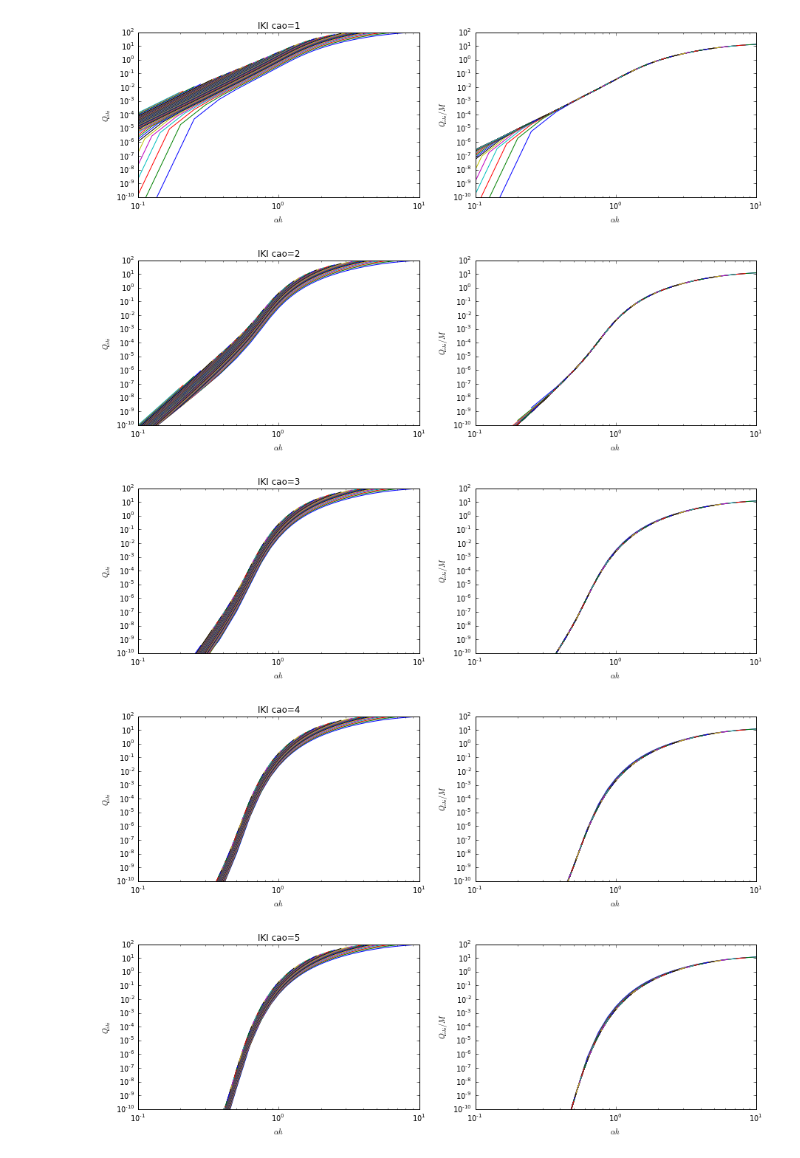
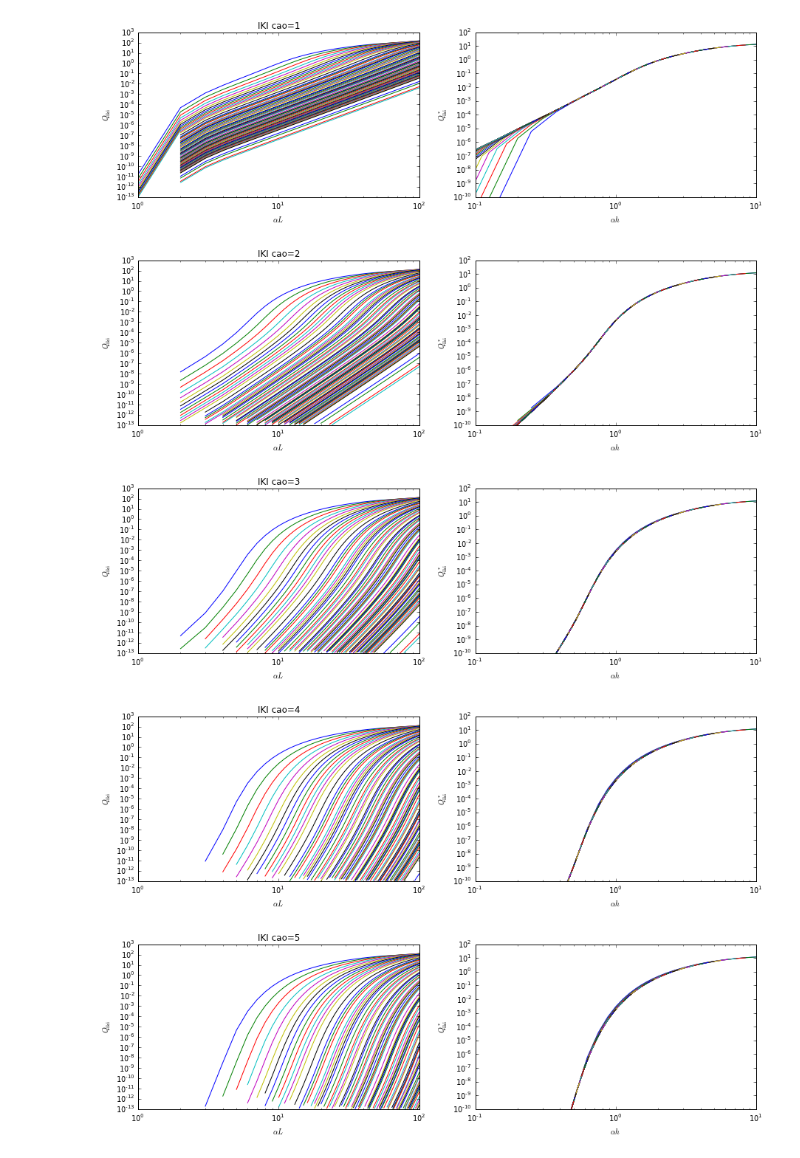
Before and after one commit to olenz/p3m-analyze, a Jupyter notebook: PlotQ.ipynb, the cells around one changed output. Saved outputs shown, nothing was run; the diff lists cells and outputs as text; code cells hidden in the pictures.

```diff
--- a/PlotQ.ipynb
+++ b/PlotQ.ipynb
@@ -72,31 +130,28 @@ plotQ(512, Qadi)
 # %%
 # Master curve for IKI
 for caoix, cao in enumerate(caos):
     figure(figsize=(15,4))
     for meshix, mesh in enumerate(meshes):
         alphahs = alphas/mesh
-        #ylim((1.e-3, 1e2))
         subplot(121)
-        loglog(alphahs, Qiki[meshix, caoix, :], '-')
+        loglog(alphas, Qiki[meshix, caoix, :], '-')
 
         subplot(122)
         loglog(alphahs, Qiki[meshix, caoix, :]/mesh, '-')
 
     subplot(121)
     title("IKI cao={}".format(cao))
-    xlim((1.e-1, 1.e1))
-    ylim((1.e-10, 1.e2))
-    xlabel(r"$\alpha h$")
-    ylabel(r"$Q_{iki}$")
+    xlabel(r"$\alpha L$")
+    ylabel(r"$Q_\mathrm{iki}$")
 
     subplot(122)
     xlim((1.e-1, 1.e1))
     ylim((1.e-10, 1.e2))
     xlabel(r"$\alpha h$")
-    ylabel(r"$Q_{iki}/M$")
+    ylabel(r"$Q^*_\mathrm{iki}$")
 # %% [output]
-[figure, old version]
+[figure, new version]
-[figure, old version]
+[figure, new version]
-[figure, old version]
+[figure, new version]
-[figure, old version]
+[figure, new version]
-[figure, old version]
+[figure, new version]
```
Also changed, not shown: parts of 22 cells of this notebook.
